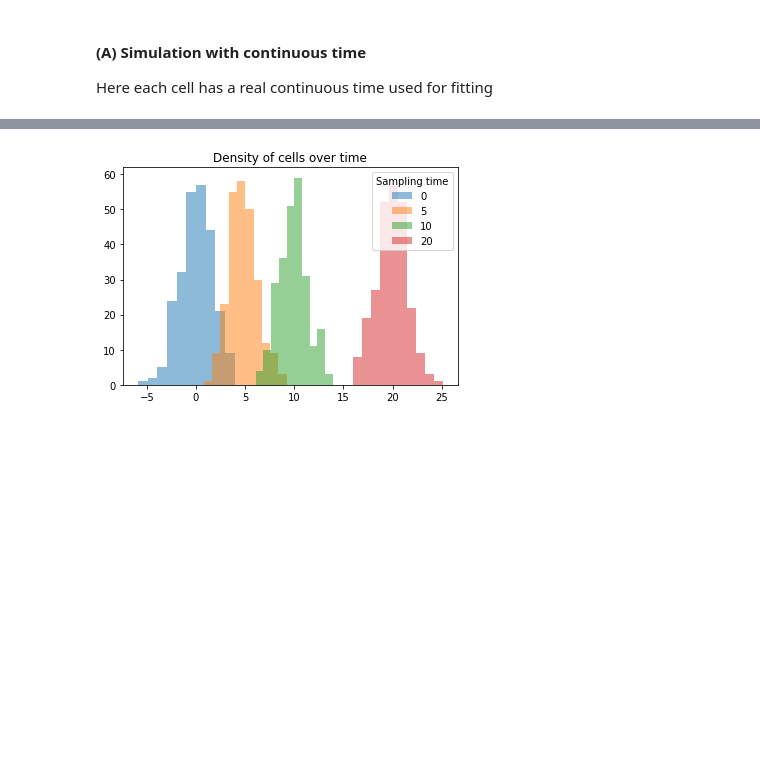
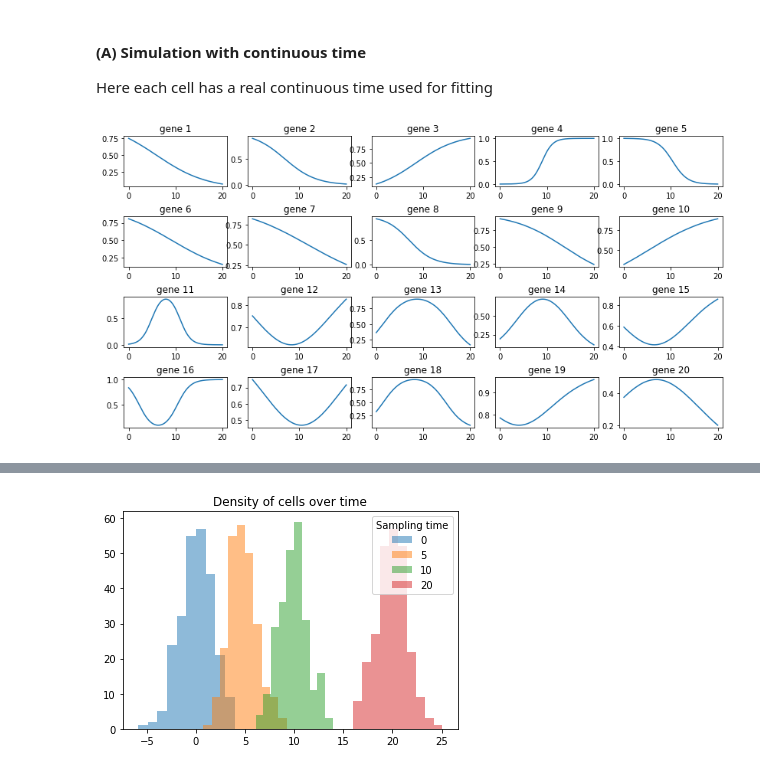
Before and after one commit to bjbouman/time_series_analysis, a Jupyter notebook: code/8.1.simulation_time_series.ipynb, the cells around one changed output, grey strips where cells are left out. Saved outputs shown, nothing was run; the diff lists cells and outputs as text; code cells hidden in the pictures; blank space fills up the shorter version.

```diff
--- a/code/8.1.simulation_time_series.ipynb
+++ b/code/8.1.simulation_time_series.ipynb
@@ -68,4 +92,25 @@ def noise_and_scale(X, noise=0.05): # function to min_max scale and add gaussian
 #### (A) Simulation with continuous time
 
 Here each cell has a real continuous time used for fitting
+# %%
+### plot genes in recovered PT
+fig, ax = plt.subplots(4,5,figsize=(14,7), gridspec_kw={'wspace':0.2, 'hspace':0.6})
+
+ax = ax.ravel()
+
+for idx,_ in enumerate(linear_genes[0]):
+    ax[idx].plot(time, linear_genes[:,idx])
+    ax[idx].title.set_text(f"gene {idx+1}")
+
+for idx,_ in enumerate(complex_genes[0]):
+    ax[idx+len(linear_genes[0])].plot(time, complex_genes[:,idx])
+    ax[idx+len(linear_genes[0])].title.set_text(f"gene {idx+11}")
+
+# save figure
+# save_path = "../figures/8.2.sim2_intercept_vs_no_intercept.pdf"
+# fig.savefig(save_path, bbox_inches='tight', format='pdf', dpi=300)
+
+plt.show()
+# %% [output]
+[figure, added]
 # %%
```
Also changed, not shown: parts of 10 cells of this notebook, 5 other files.
